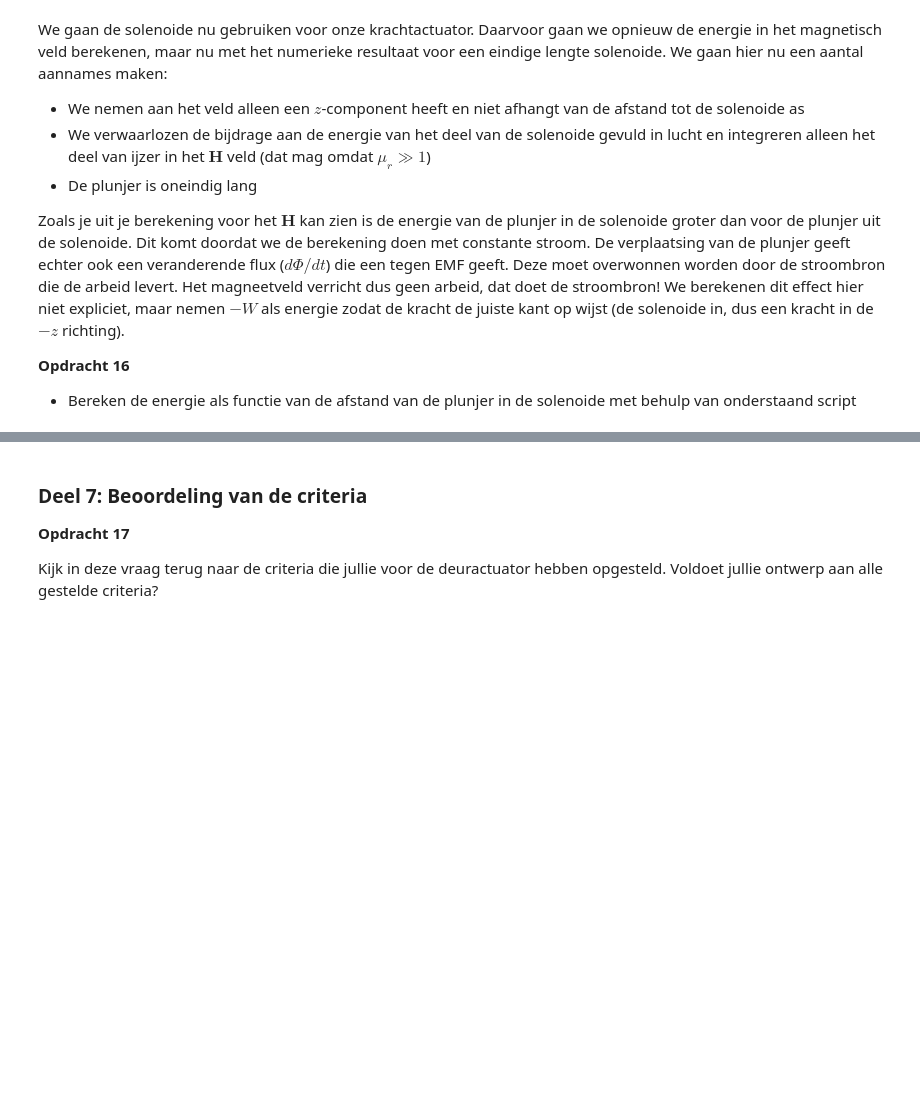
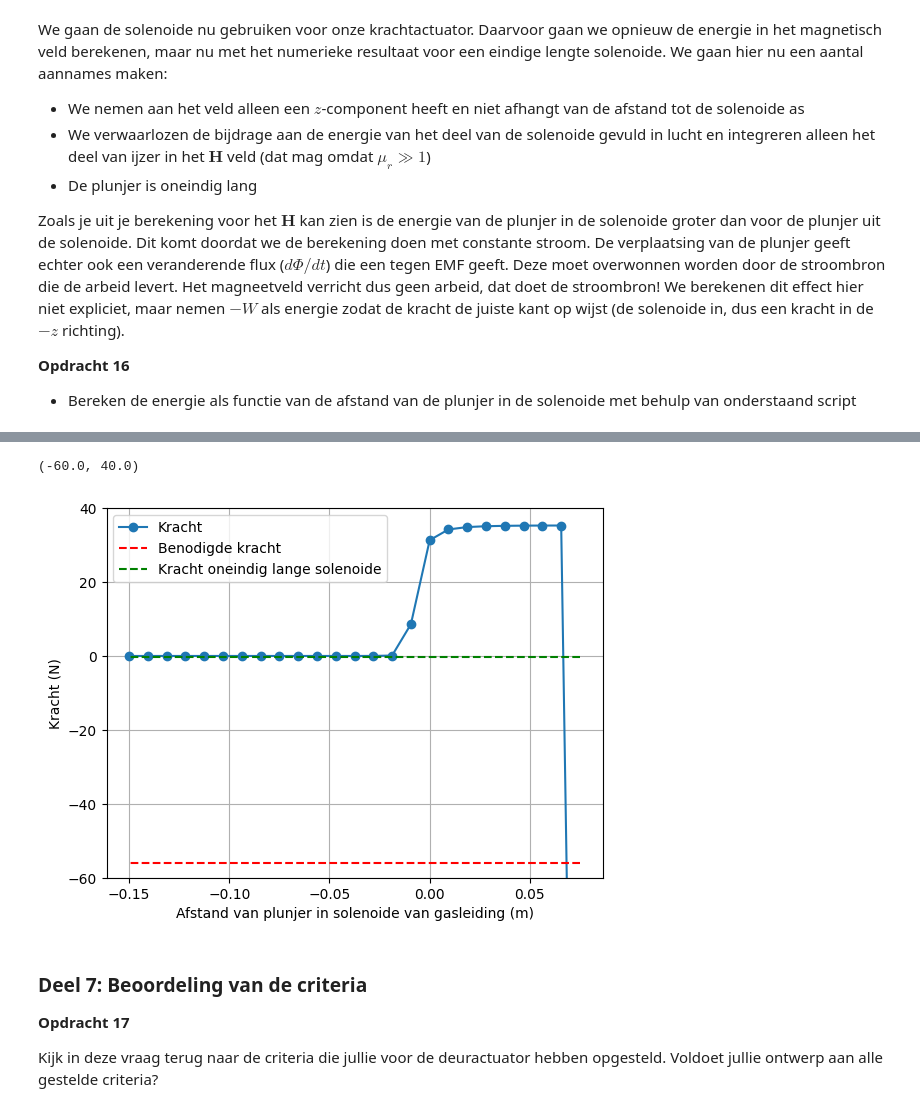
Before and after one commit to sralmulder-hash/opdrachten-DEF-D, a Jupyter notebook: KrachtactuatorOpdracht.ipynb, the cells around one changed output, grey strips where cells are left out. Cells and saved outputs as stored; diff of their text form; code cells hidden in the pictures; blank space fills up the shorter version.

```diff
--- a/KrachtactuatorOpdracht.ipynb
+++ b/KrachtactuatorOpdracht.ipynb
@@ -610,3 +567,16 @@ plt.ylim([-200, 0])
+# %%
+force_analytical = -0.5*mu_0*mu_r*np.pi*r_sol*2*aantal_omwentelingen*I/L_sol*2 # Kracht uitrekenen numeriek
+force_numerical=np.diff(Wz, n=1, append=[0])/(z_ax[1] - z_ax[0]) # Kracht uitrekenen
+
+# Plotting the results
+plt.plot(L_sol/2 - z_ax, np.flipud(force_numerical), '-o', label='Kracht')
+plt.plot(L_sol/2 - z_ax, (-56)*np.ones(n_ax), '--r', label='Benodigde kracht')
+plt.plot(L_sol/2 - z_ax, force_analytical*np.ones(n_ax), '--g', label='Kracht oneindig lange solenoide')
+plt.xlabel('Afstand van plunjer in solenoide van gasleiding (m)'), plt.ylabel('Kracht (N)'), plt.grid(), plt.legend()
+plt.ylim([-60, 40])
+# %% [output]
+(-60.0, 40.0)
+[figure, added]
 # %% [markdown]
 ### Deel 7: Beoordeling van de criteria
 **Opdracht 17**
```
Also changed, not shown: parts of 8 cells of this notebook.
